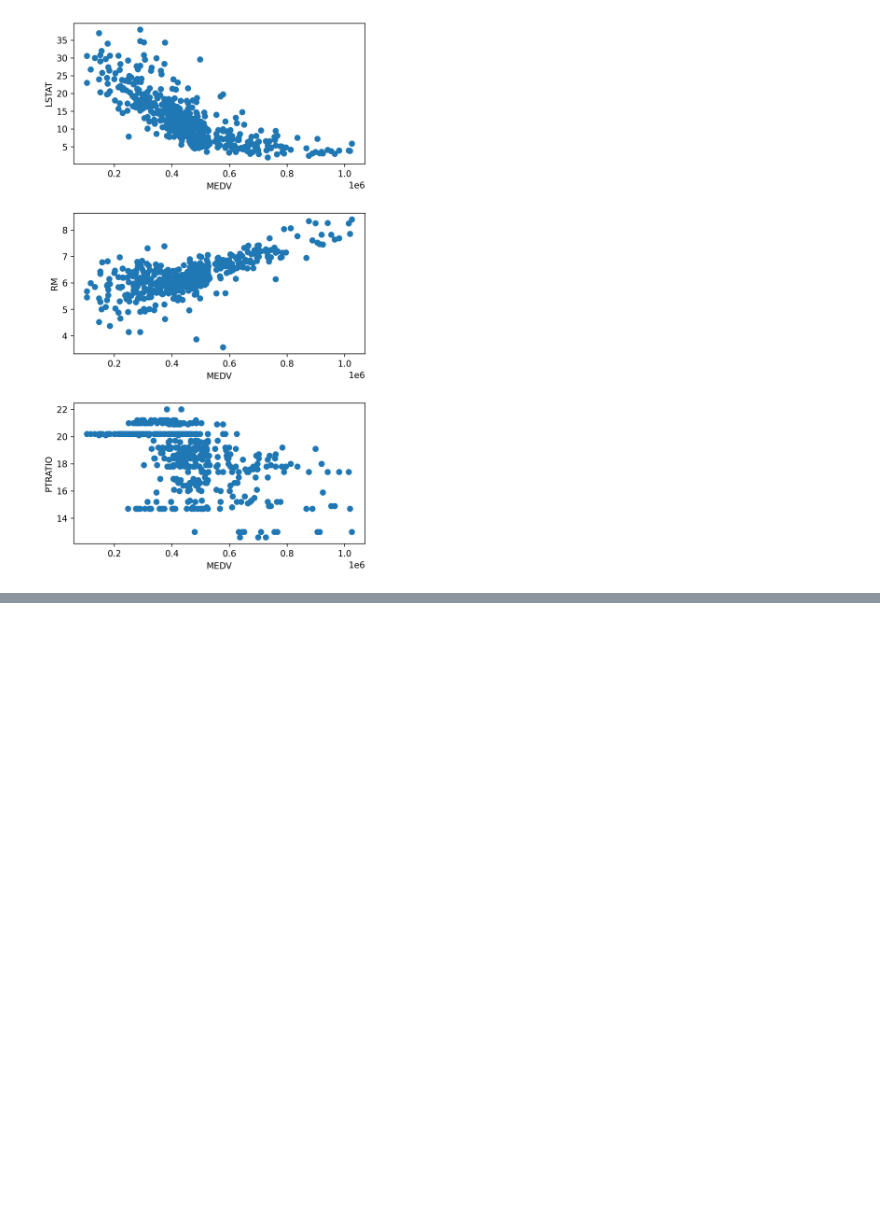
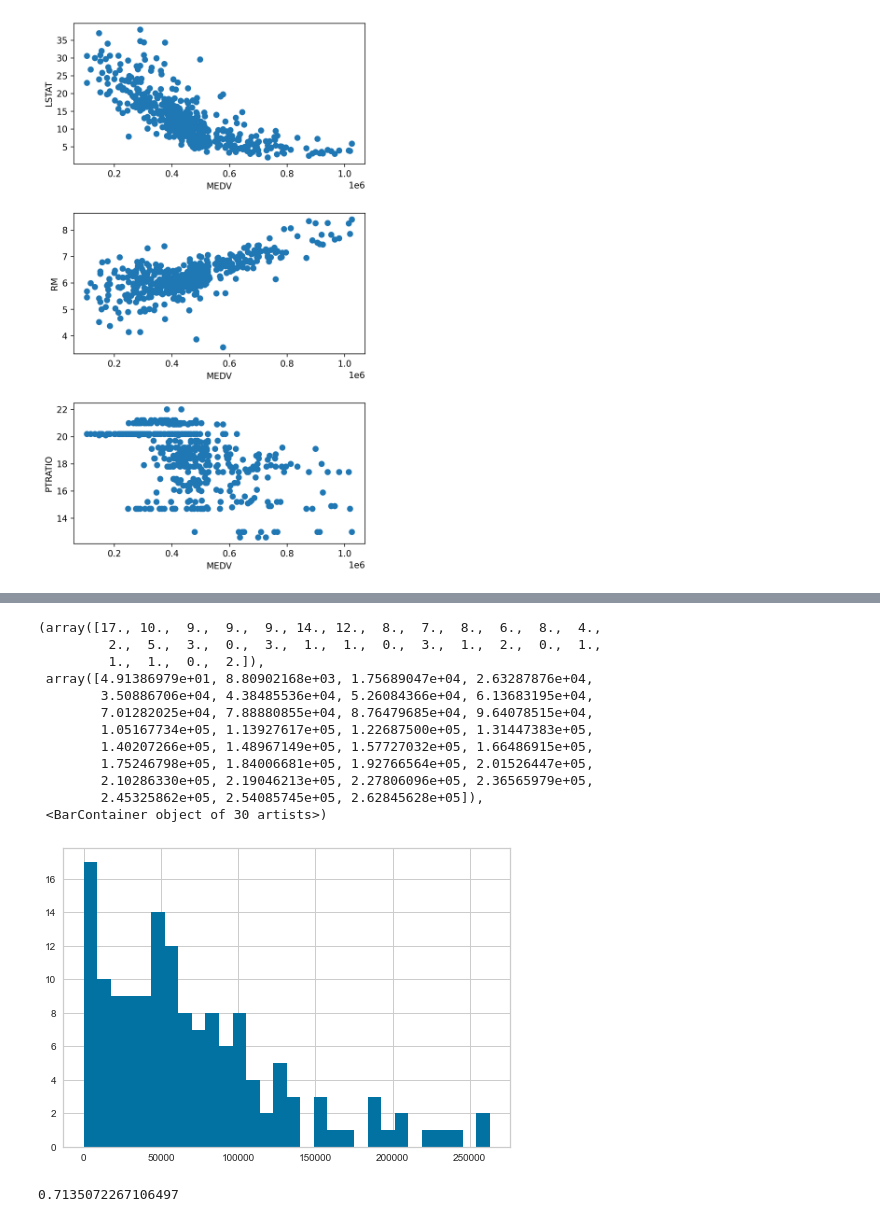
Before and after one commit to jaime0907/ml-fingerprint, a Jupyter notebook: boston_housing.ipynb, the cells around one changed output, grey strips where cells are left out. Cells and saved outputs as stored; diff of their text form; code cells hidden in the pictures; blank space fills up the shorter version.

```diff
--- a/boston_housing.ipynb
+++ b/boston_housing.ipynb
@@ -220,0 +243,26 @@ r.insert_model(model, "boston_regression", True, "regression", {"R2":score}, "3"
+# %%
+from sklearn.metrics import mean_squared_error, mean_absolute_error
+from sklearn.model_selection import train_test_split
+
+df = pd.read_csv('datasets/housing.csv')
+version = 3
+for version in [1, 2, 3]:
+    print("Version", str(version))
+    features = []
+    if version == 1:
+        features = [df.LSTAT]
+    elif version == 2:
+        features = [df.LSTAT, df.RM]
+    elif version == 3:
+        features = [df.LSTAT, df.RM, df.LSTAT.pow(2)]
+
+    X_train, X_test, y_train, y_test = train_test_split(pd.DataFrame(features).T.values, df.MEDV, test_size=0.3, random_state = 0)
+
+    model = LinearRegression().fit(X_train, y_train)
+    y_pred = model.predict(X_test)
+    score = model.score(X_test, y_test)
+    print("R2 train: ", str(model.score(X_train, y_train)))
+    print("R2 test: ", str(model.score(X_test, y_test)))
+    print("RMSE: ", str(np.sqrt(mean_squared_error(y_test, y_pred))))
+    print("MAE: ", str(mean_absolute_error(y_test, y_pred)))
+    print()
@@ -220,0 +287,20 @@ r.insert_model(model, "boston_regression", True, "regression", {"R2":score}, "3"
+# %%
+plt.hist(np.abs(y_test-y_pred), bins=30)
+# %% [output]
+(array([17., 10.,  9.,  9.,  9., 14., 12.,  8.,  7.,  8.,  6.,  8.,  4.,
+         2.,  5.,  3.,  0.,  3.,  1.,  1.,  0.,  3.,  1.,  2.,  0.,  1.,
+         1.,  1.,  0.,  2.]),
+ array([4.91386979e+01, 8.80902168e+03, 1.75689047e+04, 2.63287876e+04,
+        3.50886706e+04, 4.38485536e+04, 5.26084366e+04, 6.13683195e+04,
+        7.01282025e+04, 7.88880855e+04, 8.76479685e+04, 9.64078515e+04,
+        1.05167734e+05, 1.13927617e+05, 1.22687500e+05, 1.31447383e+05,
+        1.40207266e+05, 1.48967149e+05, 1.57727032e+05, 1.66486915e+05,
+        1.75246798e+05, 1.84006681e+05, 1.92766564e+05, 2.01526447e+05,
+        2.10286330e+05, 2.19046213e+05, 2.27806096e+05, 2.36565979e+05,
+        2.45325862e+05, 2.54085745e+05, 2.62845628e+05]),
+ <BarContainer object of 30 artists>)
+[figure, added]
+# %%
+score
+# %% [output]
+0.7135072267106497
```
Also changed, not shown: parts of 11 cells of this notebook, 8 other files.
